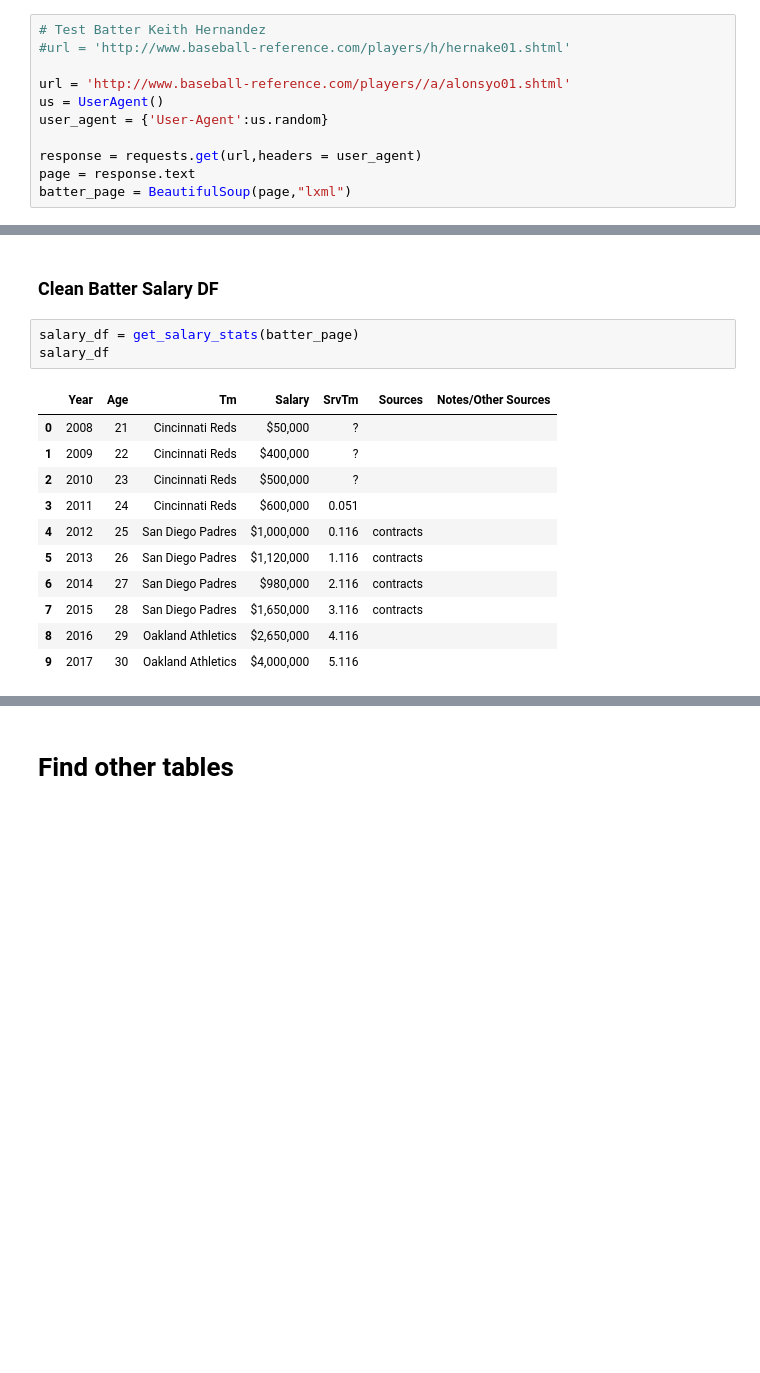
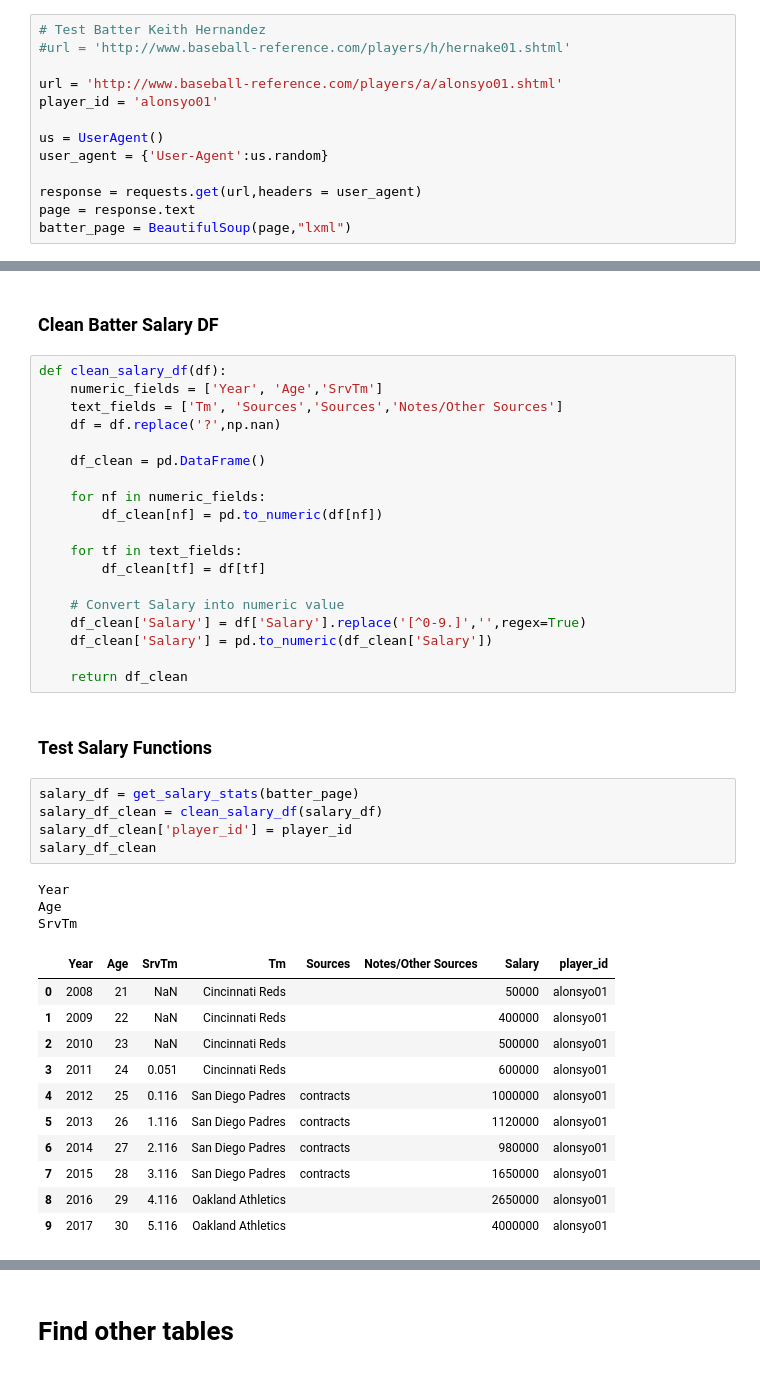
Before and after one commit to cidawkins/mlb_salary_projections, a Jupyter notebook: batter_data_from_html.ipynb, the cells around one changed output, grey strips where cells are left out. Saved outputs shown, nothing was run; the diff lists cells and outputs as text; blank space fills up the shorter version.

Commit message:
Add some functions for cleaning up salary tables. Added code for merging salary and performance data.

```diff
--- a/batter_data_from_html.ipynb
+++ b/batter_data_from_html.ipynb
@@ -21,7 +21,9 @@ pd.set_option('display.precision', 3)
 # Test Batter Keith Hernandez
 #url = 'http://www.baseball-reference.com/players/h/hernake01.shtml'
 
-url = 'http://www.baseball-reference.com/players//a/alonsyo01.shtml'
+url = 'http://www.baseball-reference.com/players/a/alonsyo01.shtml'
+player_id = 'alonsyo01'
+
 us = UserAgent()
 user_agent = {'User-Agent':us.random}
 
@@ -143,18 +146,44 @@ def get_salary_stats(batter_page):
     return salary_df
 # %% [markdown]
 ### Clean Batter Salary DF
+# %%
+def clean_salary_df(df):
+    numeric_fields = ['Year', 'Age','SrvTm']
+    text_fields = ['Tm', 'Sources','Sources','Notes/Other Sources']
+    df = df.replace('?',np.nan)
+
+    df_clean = pd.DataFrame()
+
+    for nf in numeric_fields:
+        df_clean[nf] = pd.to_numeric(df[nf])
+
+    for tf in text_fields:
+        df_clean[tf] = df[tf]
+
+    # Convert Salary into numeric value
+    df_clean['Salary'] = df['Salary'].replace('[^0-9.]','',regex=True)
+    df_clean['Salary'] = pd.to_numeric(df_clean['Salary'])
+
+    return df_clean
+# %% [markdown]
+### Test Salary Functions
 # %%
 salary_df = get_salary_stats(batter_page)
-salary_df
+salary_df_clean = clean_salary_df(salary_df)
+salary_df_clean['player_id'] = player_id
+salary_df_clean
 # %% [output]
+Year
+Age
+SrvTm
-|  | Year | Age | Tm | Salary | SrvTm | Sources | Notes/Other Sources |
-| 0 | 2008 | 21 | Cincinnati Reds | $50,000 | ? |  |  |
-| 1 | 2009 | 22 | Cincinnati Reds | $400,000 | ? |  |  |
-| 2 | 2010 | 23 | Cincinnati Reds | $500,000 | ? |  |  |
-| 3 | 2011 | 24 | Cincinnati Reds | $600,000 | 0.051 |  |  |
-| 4 | 2012 | 25 | San Diego Padres | $1,000,000 | 0.116 | contracts |  |
-| 5 | 2013 | 26 | San Diego Padres | $1,120,000 | 1.116 | contracts |  |
-| 6 | 2014 | 27 | San Diego Padres | $980,000 | 2.116 | contracts |  |
-| 7 | 2015 | 28 | San Diego Padres | $1,650,000 | 3.116 | contracts |  |
-| 8 | 2016 | 29 | Oakland Athletics | $2,650,000 | 4.116 |  |  |
-| 9 | 2017 | 30 | Oakland Athletics | $4,000,000 | 5.116 |  |  |
+|  | Year | Age | SrvTm | Tm | Sources | Notes/Other Sources | Salary | player_id |
+| 0 | 2008 | 21 | NaN | Cincinnati Reds |  |  | 50000 | alonsyo01 |
+| 1 | 2009 | 22 | NaN | Cincinnati Reds |  |  | 400000 | alonsyo01 |
+| 2 | 2010 | 23 | NaN | Cincinnati Reds |  |  | 500000 | alonsyo01 |
+| 3 | 2011 | 24 | 0.051 | Cincinnati Reds |  |  | 600000 | alonsyo01 |
+| 4 | 2012 | 25 | 0.116 | San Diego Padres | contracts |  | 1000000 | alonsyo01 |
+| 5 | 2013 | 26 | 1.116 | San Diego Padres | contracts |  | 1120000 | alonsyo01 |
+| 6 | 2014 | 27 | 2.116 | San Diego Padres | contracts |  | 980000 | alonsyo01 |
+| 7 | 2015 | 28 | 3.116 | San Diego Padres | contracts |  | 1650000 | alonsyo01 |
+| 8 | 2016 | 29 | 4.116 | Oakland Athletics |  |  | 2650000 | alonsyo01 |
+| 9 | 2017 | 30 | 5.116 | Oakland Athletics |  |  | 4000000 | alonsyo01 |
```
Also changed, not shown: parts of 13 cells of this notebook.
